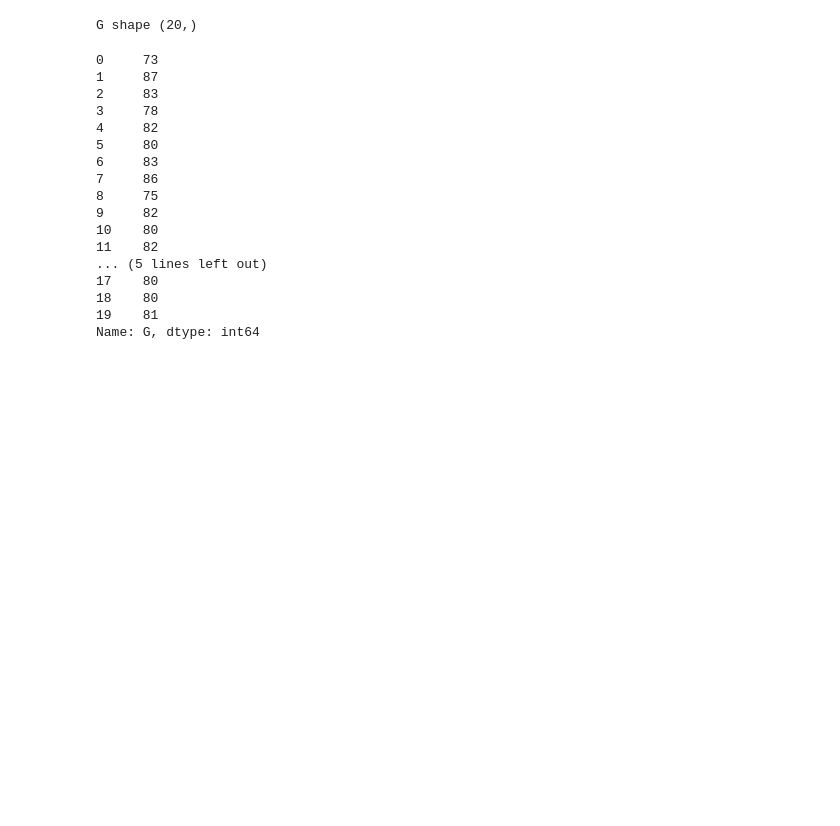
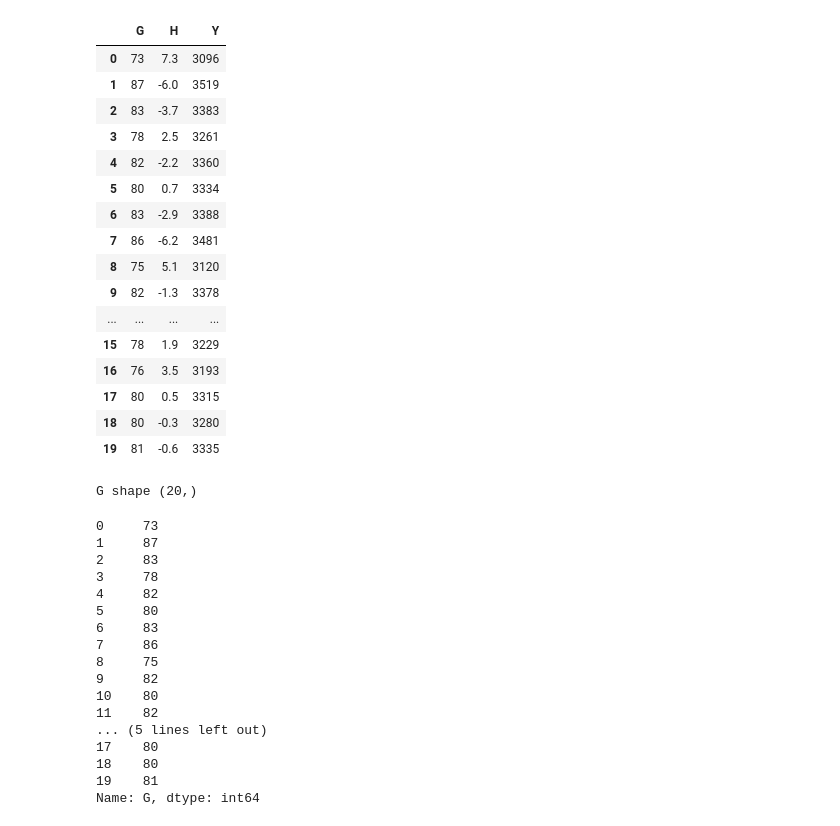
Before and after one commit to AdityaKharmaleGoat7/Data-Analysis-tools-in-Experimental-Research, a Jupyter notebook: Tutorial 1/Regression.ipynb, the cells around one changed output. Cells and saved outputs as stored; diff of their text form; code cells hidden in the pictures; blank space fills up the shorter version.

```diff
--- a/Tutorial 1/Regression.ipynb
+++ b/Tutorial 1/Regression.ipynb
@@ -7,6 +7,26 @@ data = pd.read_excel('regression.xlsx', header=0)
 G = data.G
 H = data.H
 Y = data.Y
+# %%
+data
+# %% [output]
+|  | G | H | Y |
+| 0 | 73 | 7.3 | 3096 |
+| 1 | 87 | -6.0 | 3519 |
+| 2 | 83 | -3.7 | 3383 |
+| 3 | 78 | 2.5 | 3261 |
+| 4 | 82 | -2.2 | 3360 |
+| 5 | 80 | 0.7 | 3334 |
+| 6 | 83 | -2.9 | 3388 |
+| 7 | 86 | -6.2 | 3481 |
+| 8 | 75 | 5.1 | 3120 |
+| 9 | 82 | -1.3 | 3378 |
+| ... | ... | ... | ... |
+| 15 | 78 | 1.9 | 3229 |
+| 16 | 76 | 3.5 | 3193 |
+| 17 | 80 | 0.5 | 3315 |
+| 18 | 80 | -0.3 | 3280 |
+| 19 | 81 | -0.6 | 3335 |
 # %%
 print('G shape',G.shape)
 # %% [output]
```
Also changed, not shown: parts of 5 cells of this notebook, 1 other file.
